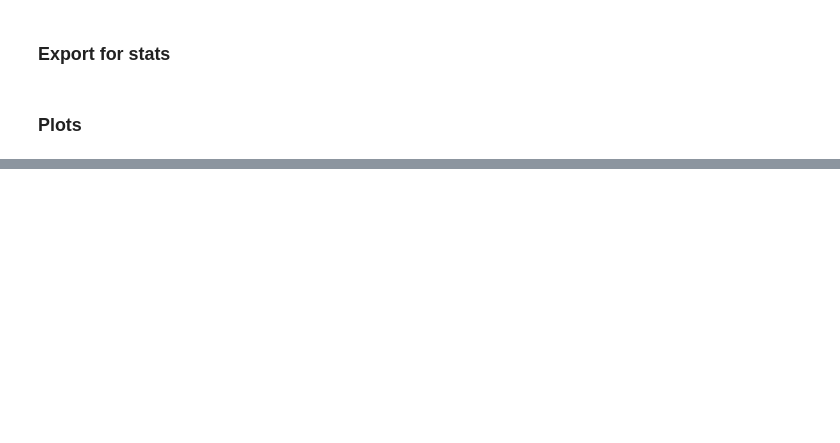
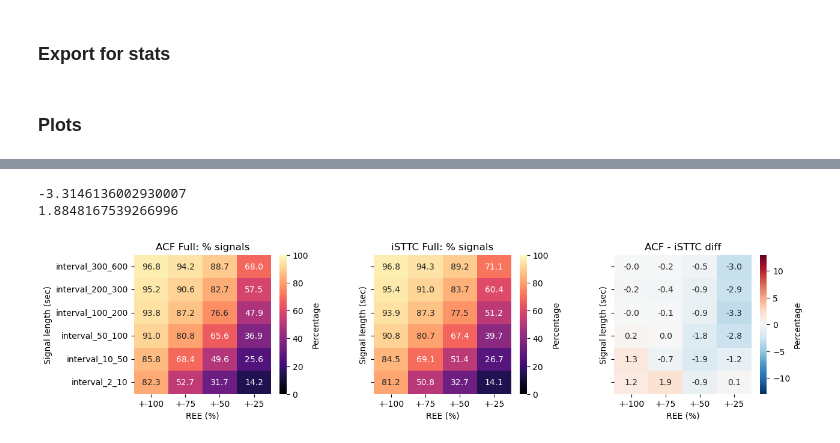
Before and after one commit to iinnpp/isttc, a Jupyter notebook: notebooks/synthetic/plot_taus_var_duration_dataset.ipynb, the cells around one changed output, grey strips where cells are left out. Saved outputs shown, nothing was run; the diff lists cells and outputs as text; code cells hidden in the pictures; blank space fills up the shorter version.

Commit message:
more plots

```diff
--- a/notebooks/synthetic/plot_taus_var_duration_dataset.ipynb
+++ b/notebooks/synthetic/plot_taus_var_duration_dataset.ipynb
@@ -27,6 +28,6 @@ results_folder = project_folder_path + 'results\\synthetic\\results\\fixed_param
 fig_folder = project_folder_path + 'results\\synthetic\\fig_drafts_paper\\'
 # %%
-save_fig = False
+save_fig = True
 # %% [markdown]
 ### Load data
 # %%
@@ -49,0 +51,18 @@ print(f'len acf_full_dict {len(acf_full_dict)}')
+# %%
+with open(dataset_folder + '1_spike_trains_3params_var_len_100000_dict.pkl', 'rb') as f:
+    dataset = pickle.load(f)
+
+duration_ms_all = dataset['duration_ms']
+fr_values = dataset['fr_values']
+alphas = dataset['alphas']
+taus_ms = dataset['tau_ms']
+
+
+with open(results_folder + 'acf_isttc_full_50ms_20lags_var_len_dict.pkl', "rb") as f:
+    isttc_full_dict = pickle.load(f)
+
+with open(results_folder + 'acf_full_50ms_20lags_var_len_dict.pkl', "rb") as f:
+    acf_full_dict = pickle.load(f)
+
+print(f'len isttc_full_dict {len(isttc_full_dict)}')
+print(f'len acf_full_dict {len(acf_full_dict)}')
@@ -59,7 +83,9 @@ def calculate_acf_decline_flag(acf_, start_idx=1, end_idx=4):
     return acf_decay
 # %%
 # Generate 20 log spaced floats between 2 and 600
-values = np.logspace(np.log10(2), np.log10(600), num=11)
+# values = np.logspace(np.log10(2), np.log10(600), num=6)
+# values = np.linspace(2, 600, num=6)
+values = [2, 10, 50, 100, 200, 300, 600]
 edges_int = np.round(values).astype(int)
 # interval labels for df column
 labels = [f"interval_{edges_int[i]}_{edges_int[i+1]}" for i in range(len(edges_int)-1)]
@@ -221,10 +281,10 @@ sns.despine()
 # %%
 # intervals for error plots
 intervals = {
-    '+-100':   (0,   200),
-    '+-75':  (25,  175),
-    '+-50':  (50,  150),
-    '+-25':  (75,  125),
+    '+-100':   (0,   100),
+    '+-75':  (0,  75),
+    '+-50':  (0,  50),
+    '+-25':  (0,  25),
 }
 
 tau_2methods_df = pd.concat([acf_full_plot_df, isttc_full_plot_df])
@@ -237,7 +297,7 @@ for method, sub in df.groupby(by=['method','dur_interval']):
     total = len(sub)
     row = {'method': method}
     for name, (lo, hi) in intervals.items():
-        cnt = sub['tau_ms'].between(lo, hi).sum()
+        cnt = sub['tau_diff_rel'].between(lo, hi).sum()
         row[name] = cnt/total*100
     rows.append(row)
 tau_2methods_error_df = pd.DataFrame(rows).set_index('method')
@@ -299,33 +359,40 @@ norm = TwoSlopeNorm(vcenter=0, vmin=-13, vmax=13)
 sns.heatmap(
     acf_ordered,
     cmap="magma", vmin=0, vmax=100,
     cbar_kws={'label': 'Percentage'},
+    annot=True, fmt=".1f",
     ax=axes[0]
 )
 axes[0].set_title("ACF Full: % signals")
 
 sns.heatmap(
     isttc_ordered,
     cmap="magma", vmin=0, vmax=100,
     cbar_kws={'label': 'Percentage'},
+    annot=True, fmt=".1f",
     ax=axes[1]
 )
 axes[1].set_title('iSTTC Full: % signals')
 
 sns.heatmap(
     diff_pivot_ordered,
     cmap="RdBu_r", #"coolwarm",
     norm=norm,
     cbar_kws={'label': 'Percentage'},
+    annot=True, fmt=".1f",
     ax=axes[2]
 )
 axes[2].set_title('ACF - iSTTC diff')
 print(diff_pivot_ordered.min().min())
 print(diff_pivot_ordered.max().max())
 
 for ax in axes.flat:
-    ax.set_xlabel('Error (ms)')
+    ax.set_xlabel('REE (%)')
     ax.set_ylabel('Signal length (sec)')
 if save_fig:
-    plt.savefig(fig_folder + 'taus_dataset_duration_var_heatmaps_colors2.png' , bbox_inches='tight', dpi=300)
-    plt.savefig(fig_folder + 'taus_dataset_duration_var_heatmaps_colors2.svg' , bbox_inches='tight')
+    plt.savefig(fig_folder + 'taus_dataset_duration_var_heatmaps_colors2_param.png' , bbox_inches='tight', dpi=300)
+    plt.savefig(fig_folder + 'taus_dataset_duration_var_heatmaps_colors2_param.svg' , bbox_inches='tight')
+# %% [output]
+-3.3146136002930007
+1.8848167539266996
+[figure, added]
```
Also changed, not shown: parts of 13 cells of this notebook, 7 other files.
